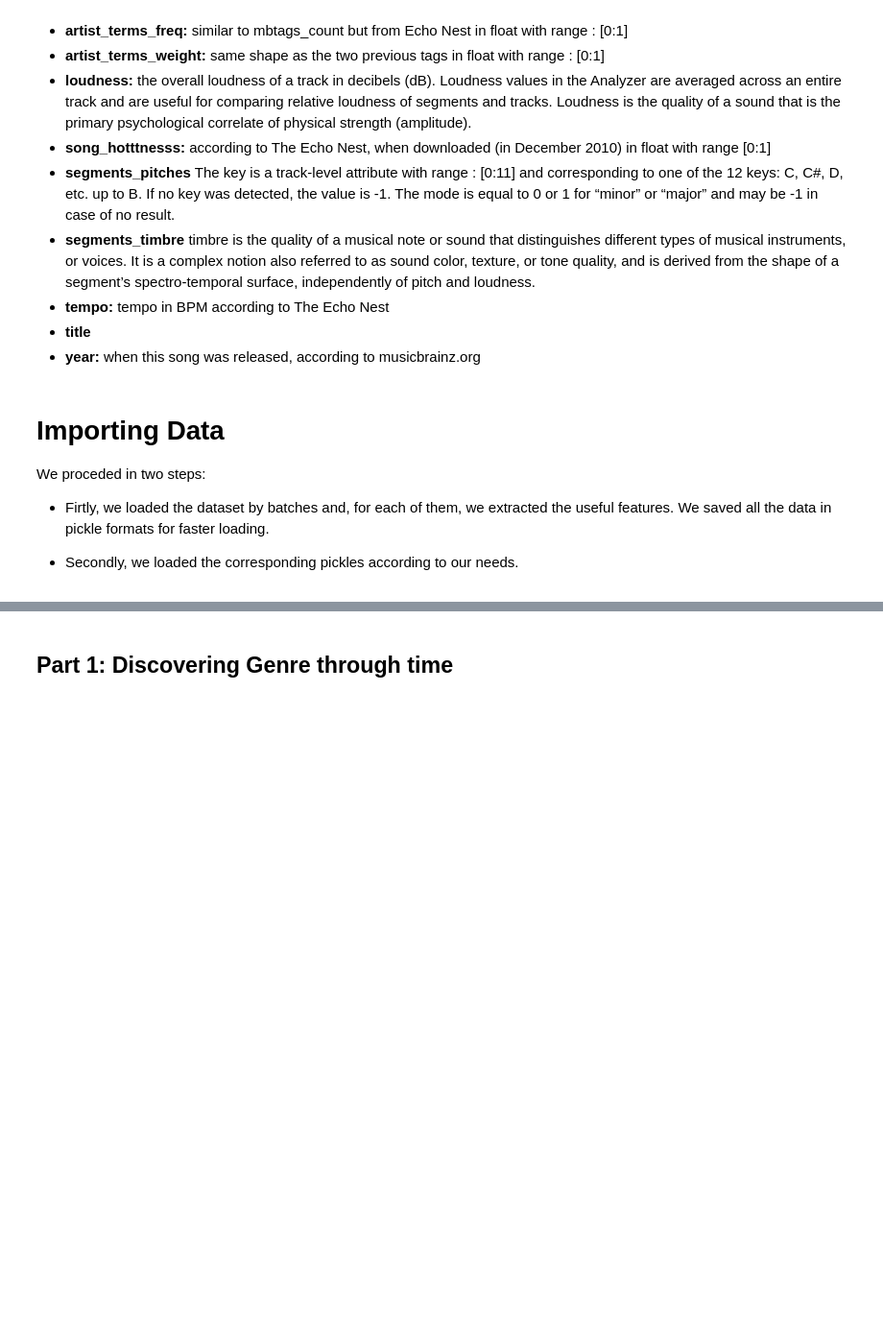
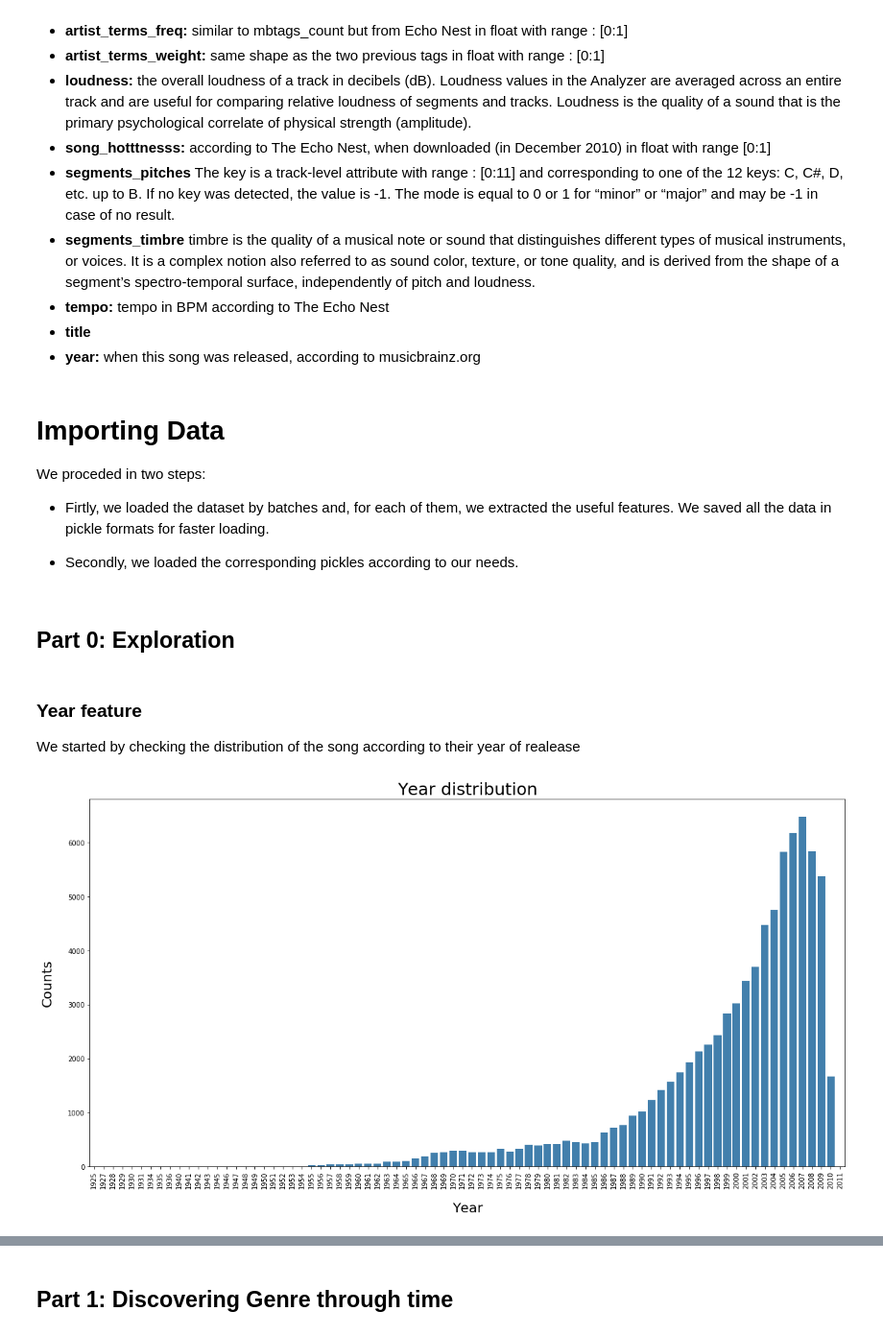
Before and after one commit to cgallay/Ada, a Jupyter notebook: Project/Music_Story.ipynb, the cells around one changed output, grey strips where cells are left out. Shown at 96% size. Drawn from its saved outputs; the diff is of its cells as text; code cells hidden in the pictures; blank space fills up the shorter version.

```diff
--- a/Project/Music_Story.ipynb
+++ b/Project/Music_Story.ipynb
@@ -68,3 +69,25 @@ for letter in ['A', 'B', 'C', 'D', 'E', 'F']:
         save_pickle_filtered(df1, letter, part=1, half=half)
         save_pickle_filtered(df2, letter, part=2, half=half)
         del df, df1, df2
+# %% [markdown]
+## Part 0: Exploration
+# %% [markdown]
+### Year feature
+We started by checking the distribution of the song according to their year of realease
+# %%
+#Load data for part 1
+df_song = merge_pickles(['A', 'B', 'C', 'D', 'E', 'F'], 1)
+# %%
+#Plot distribution by year
+df = df_song[["artist_name","year"]].groupby('year').count().drop(0)
+
+plt.figure(figsize=(20,10))
+plt.xticks(rotation=90)
+plot = sns.barplot(x=df.index, y=df.artist_name, color='#3182bd')
+plot.set_title('Year distribution', fontsize= 25 )
+plot.set_ylabel('Counts', fontsize=20, labelpad=20)
+plot.set_xlabel('Year', fontsize=20, labelpad=20)
+plt.savefig('../docs/images/year_distr.png')
+plt.show()
+# %% [output]
+[figure, added]
```
Also changed, not shown: parts of 19 cells of this notebook, 4 other files.
